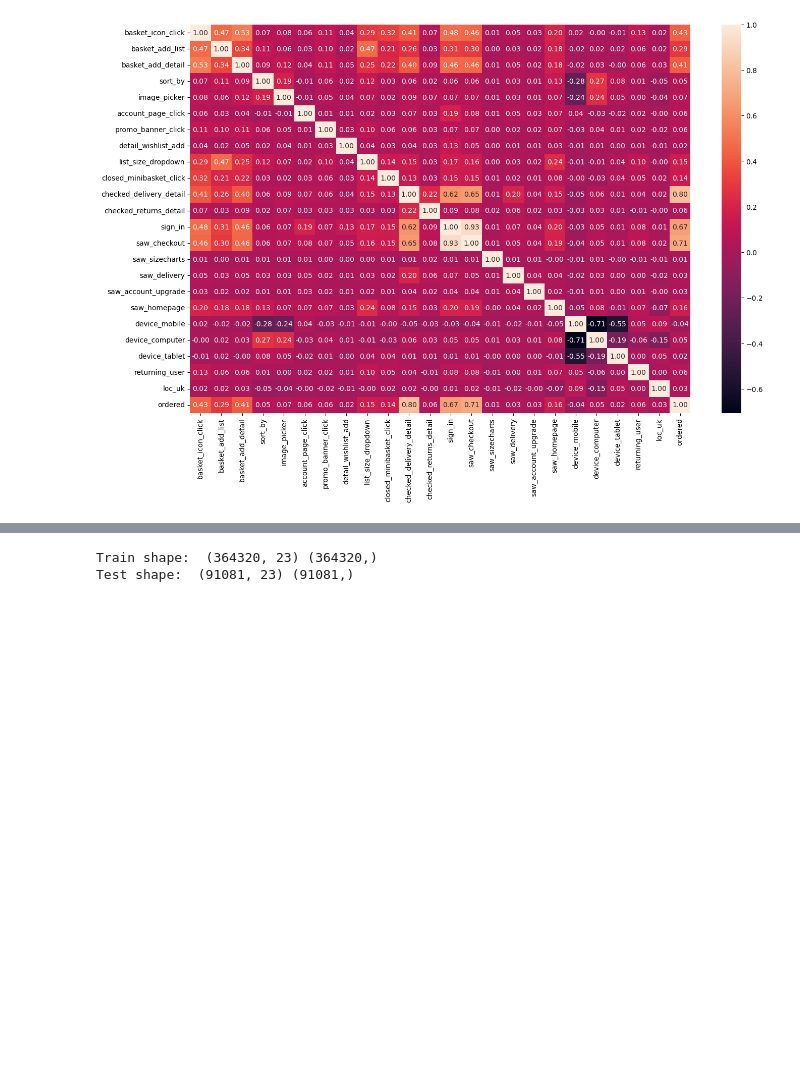
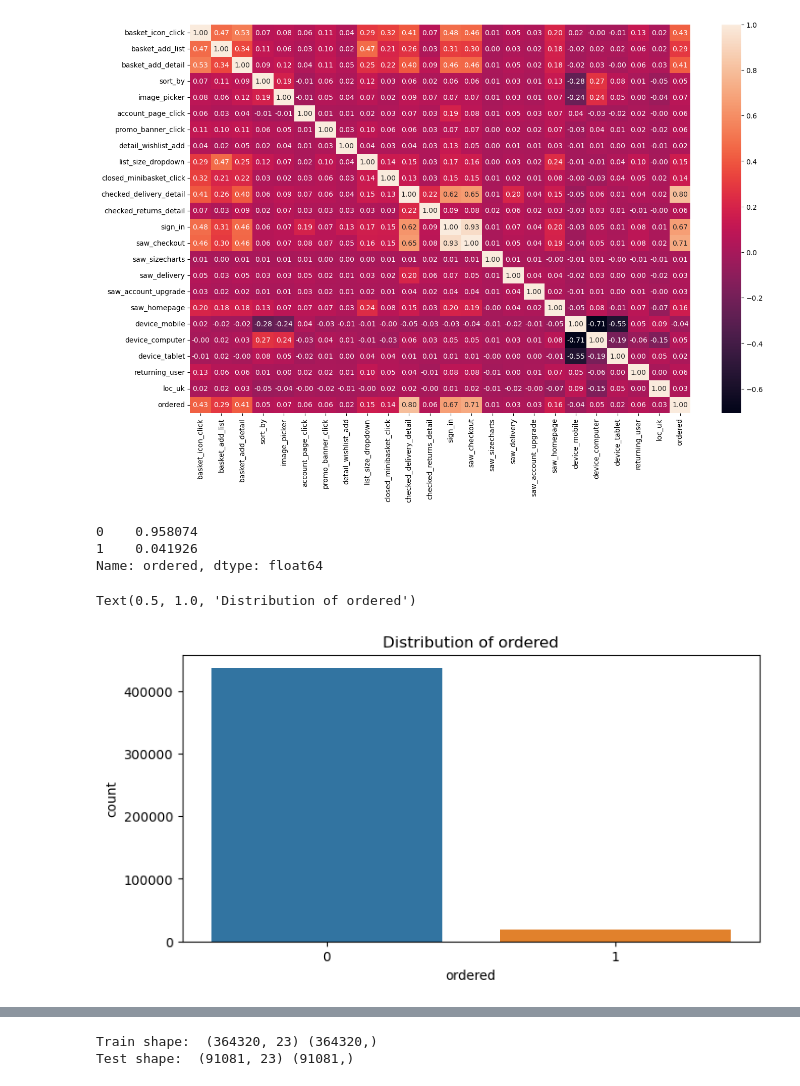
Before and after one commit to mohamedisakr/kaggle-customer-propensity, a Jupyter notebook: customer-propensity-v1.ipynb, the cells around one changed output, grey strips where cells are left out. Cells and saved outputs as stored; diff of their text form; code cells hidden in the pictures; blank space fills up the shorter version.

```diff
--- a/customer-propensity-v1.ipynb
+++ b/customer-propensity-v1.ipynb
@@ -98,3 +122,18 @@ sns.heatmap(data=train.corr(), annot=True,fmt='.2f')
 plt.show()
 # %% [output]
 [figure]
+# %%
+ordered_group = train.ordered.value_counts() / len(train)
+ordered_group
+# %% [output]
+0    0.958074
+1    0.041926
+Name: ordered, dtype: float64
+# %%
+# count plot
+plt.figure(figsize=(8,4))
+sns.countplot(train,x='ordered');
+plt.title('Distribution of ordered')
+# %% [output]
+Text(0.5, 1.0, 'Distribution of ordered')
+[figure, added]
```
Also changed, not shown: parts of 5 cells of this notebook.
